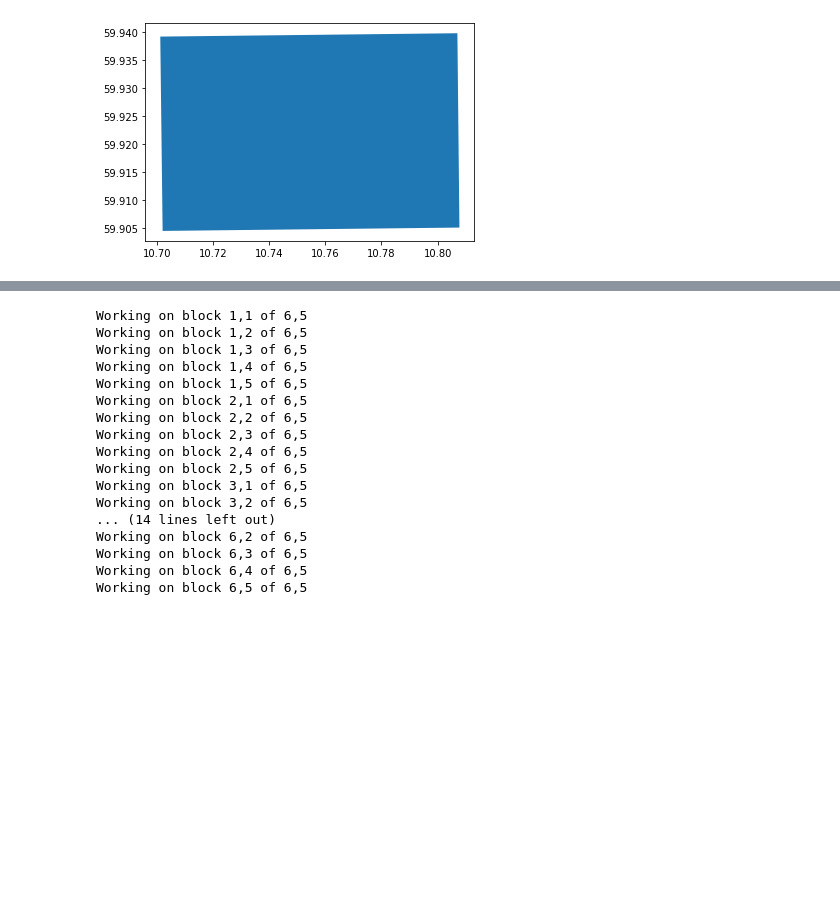
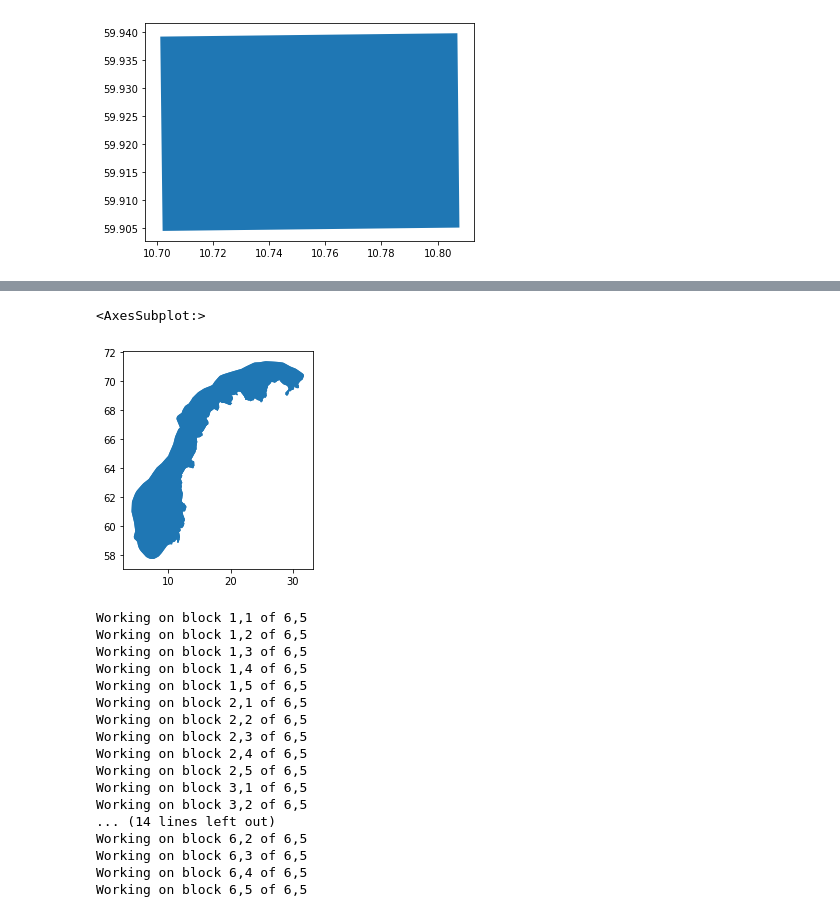
Before and after one commit to emerald-geomodelling/terrainy, a Jupyter notebook: docs/Example usage.ipynb, the cells around one changed output, grey strips where cells are left out. Saved outputs shown, nothing was run; the diff lists cells and outputs as text; code cells hidden in the pictures; blank space fills up the shorter version.

```diff
--- a/docs/Example usage.ipynb
+++ b/docs/Example usage.ipynb
@@ -28,0 +18,3 @@ con.getDescribeCoverage()
+# %%
+maps = terrainy.get_maps(df)
+maps
@@ -29,3 +27,8 @@ con.getDescribeCoverage()
+# %%
+maps.plot()
+# %% [output]
+<AxesSubplot:>
+[figure, added]
 # %%
 data_dict = terrainy.download(df, "Norway DTM", 1)
 # %% [output]
```
Also changed, not shown: parts of 13 cells of this notebook, 4 other files.
